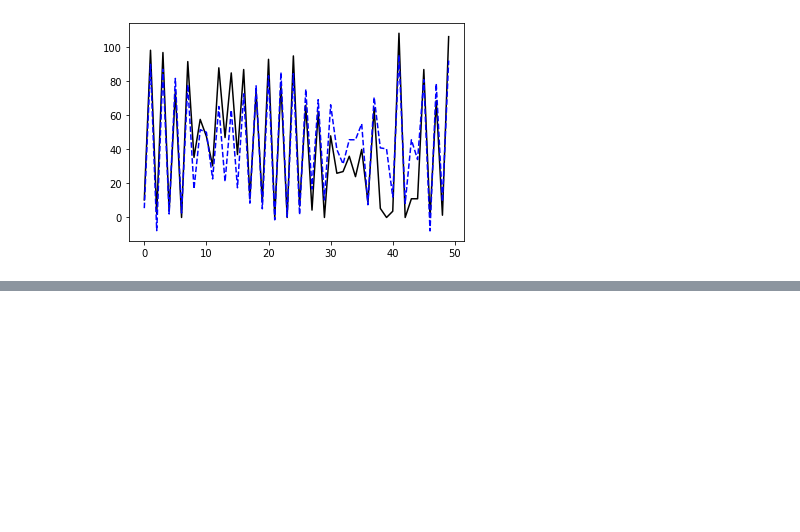
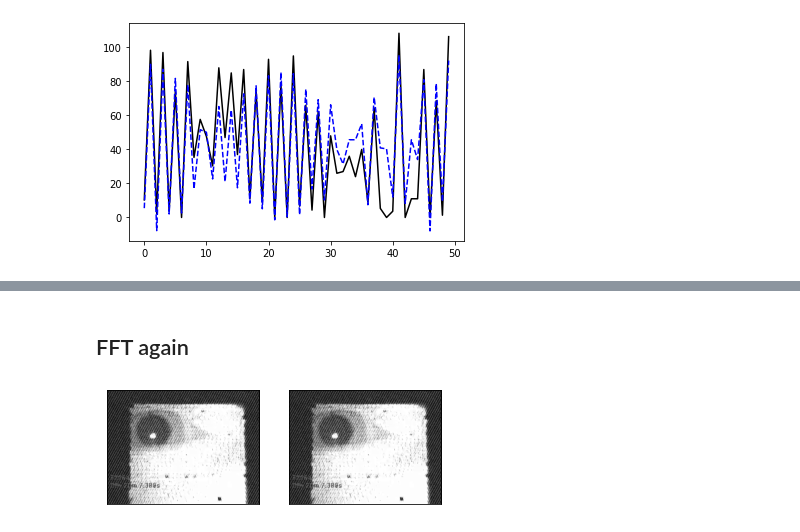
Before and after one commit to Tian99/Robust-eye-gaze-tracker, a Jupyter notebook: doc/Report-wf2020-10-22.ipynb, the cells around one changed output, grey strips where cells are left out. Cells and saved outputs as stored; diff of their text form; code cells hidden in the pictures; blank space fills up the shorter version.

```diff
--- a/doc/Report-wf2020-10-22.ipynb
+++ b/doc/Report-wf2020-10-22.ipynb
@@ -262,0 +259,12 @@ cvplt(img-img_back2)
+# %% [markdown]
+## FFT again
+# %%
+from numpy.fft import fft2, fftshift, ifft2, ifftshift
+# confirm we can reconsturct
+pat1 = np.mean(frames[0],axis=2)
+spec_orig =fft2(pat1);
+spec_img = fftshift(spec_orig);
+ptnfx =  ifft2(ifftshift(spec_img))
+cvplt_sub([pat1, ptnfx.real], 1, 2)
+# %% [output]
+[figure, added]
```
Also changed, not shown: parts of 11 cells of this notebook, 2 other files.
